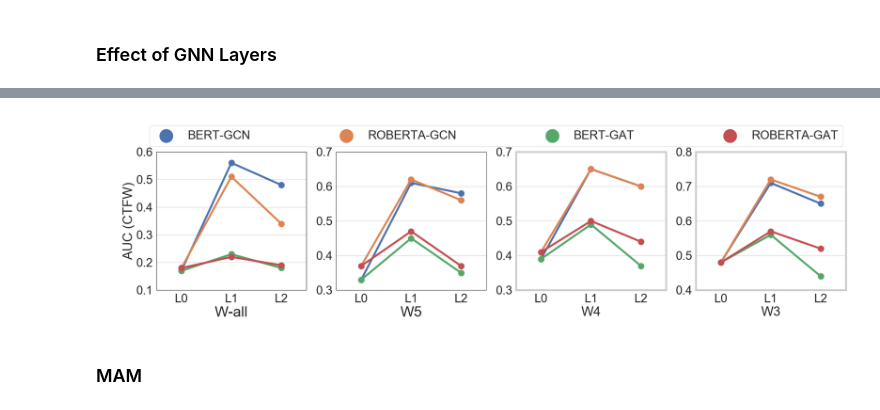
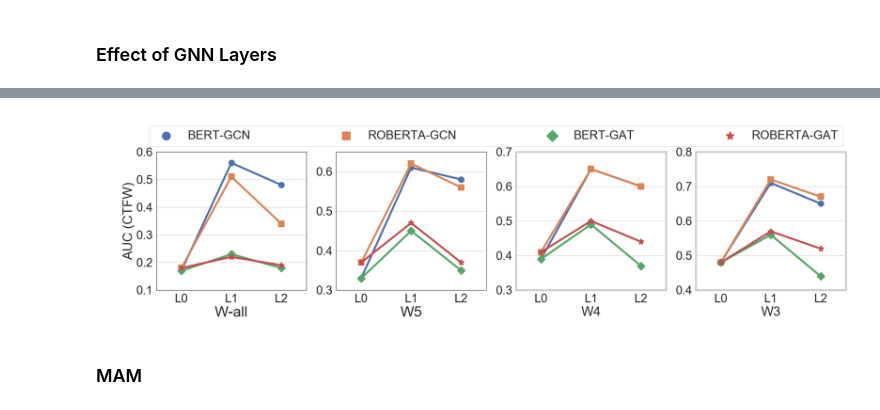
Before and after one commit to kuntalkumarpal/Python-cheat-sheets, a Jupyter notebook: Graphs_Python.ipynb, the cells around one changed output, grey strips where cells are left out. Drawn from its saved outputs; the diff is of its cells as text; code cells hidden in the pictures.

```diff
--- a/Graphs_Python.ipynb
+++ b/Graphs_Python.ipynb
@@ -1598,20 +1605,21 @@ f, (ax) = plt.subplots(nrows=1, ncols=4, figsize=(34, 7))
 # for each in range(2):
 #     ax[each].set(ylim=(75, 91))
 ax[0].set(ylim=(0.1, 0.6))
-ax[1].set(ylim=(0.3, 0.7))
+ax[1].set(ylim=(0.3, 0.65))
 ax[2].set(ylim=(0.3, 0.7))
 ax[3].set(ylim=(0.4, 0.8))
 # ax[1].tick_params(axis='both', which='minor', labelsize=8)
 # ax.grid(True)
 # sns.set_style("darkgrid")
+mark = ['o','s','D','*']
 g1 = sns.pointplot(x='GNN Layers', y='AUC', hue='Models',
-              data=pd.melt(f1_data, ['GNN Layers'],var_name="Models",value_name="AUC"),ax=ax[0],markers="o")
+              data=pd.melt(f1_data, ['GNN Layers'],var_name="Models",value_name="AUC"),ax=ax[0],markers=mark)
 g2 = sns.pointplot(x='GNN Layers', y='AUC', hue='Models',
-              data=pd.melt(f2_data, ['GNN Layers'],var_name="Models",value_name="AUC"),ax=ax[1],markers="o") #markers = ['s','D','d','+','o']
+              data=pd.melt(f2_data, ['GNN Layers'],var_name="Models",value_name="AUC"),ax=ax[1],markers=mark) #markers = ['s','D','d','+','o']
 g3 = sns.pointplot(x='GNN Layers', y='AUC', hue='Models',
-              data=pd.melt(f3_data, ['GNN Layers'],var_name="Models",value_name="AUC"),ax=ax[2],markers="o")
+              data=pd.melt(f3_data, ['GNN Layers'],var_name="Models",value_name="AUC"),ax=ax[2],markers=mark)
 g4 = sns.pointplot(x='GNN Layers', y='AUC', hue='Models',
-              data=pd.melt(f4_data, ['GNN Layers'],var_name="Models",value_name="AUC"),ax=ax[3],markers="o")
+              data=pd.melt(f4_data, ['GNN Layers'],var_name="Models",value_name="AUC"),ax=ax[3],markers=mark)
 
 handles, labels = ax[1].get_legend_handles_labels()#Common legend for all subplot
 
@@ -1619,35 +1627,35 @@ handles, labels = ax[1].get_legend_handles_labels()#Common legend for all subplo
 for e in range(2):
     ax[e].set_xlabel("GNN Layers",fontsize=40)
 #     ax[e].set_ylabel(ylabels[e],fontsize=40)
 #     leg = ax[e].legend(markerscale=2.0)
     ax[e].legend().get_frame().set_linewidth(7)
     ax[e].legend().get_frame().set_edgecolor('black')
     for axis in ['top','bottom','left','right']:
         ax[e].spines[axis].set_linewidth(1)
         ax[e].spines[axis].set_color('black')
 
 
 ax[0].set_xlabel('W-all')
 ax[1].set_xlabel('W5')
 ax[2].set_xlabel('W4')
 ax[3].set_xlabel('W3')
 
 ax[0].set_ylabel('AUC (CTFW)')
 ax[1].set_ylabel('')
 ax[2].set_ylabel('')
 ax[3].set_ylabel('')
 ax[0].get_legend().remove()
 ax[1].get_legend().remove()
 ax[2].get_legend().remove()
 ax[3].get_legend().remove()
 
 
 #x0,y0, width, height
-lgd = f.legend(handles, labels,markerscale=2.5,bbox_to_anchor=(0.06, 0.99, 0.78, .05), loc='right',
+lgd = f.legend(handles, labels,markerscale=1.5,bbox_to_anchor=(0.06, 0.99, 0.78, .05), loc='right',
            ncol=4 , mode="expand", borderaxespad=0.0) #Common legend for all subplot
 f.savefig('CTF_GNNLayers_AUC.png', bbox_extra_artists=(lgd,), bbox_inches='tight',dpi=300) # High resolution and also helps outside legend to not get cut off during saving
 # %% [output]
-[figure, old version]
+[figure, new version]
 # %% [markdown]
 ### MAM
 # %%
```
Also changed, not shown: parts of 12 cells of this notebook, 1 other file.
